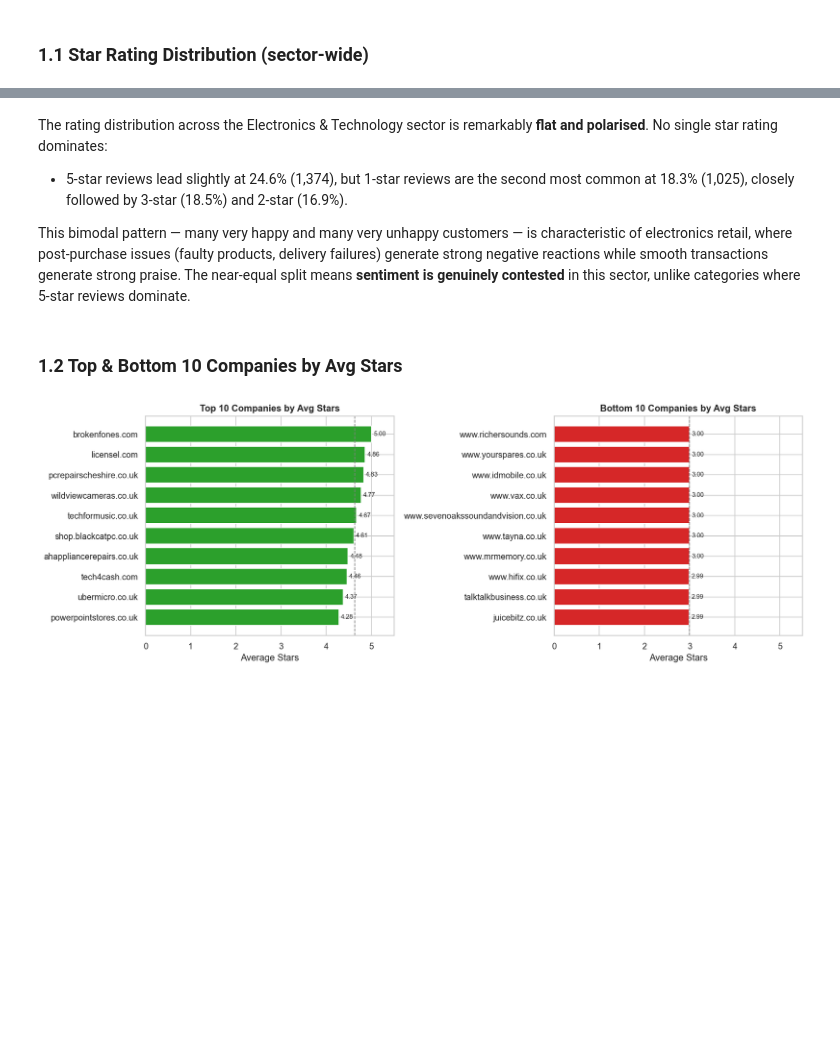
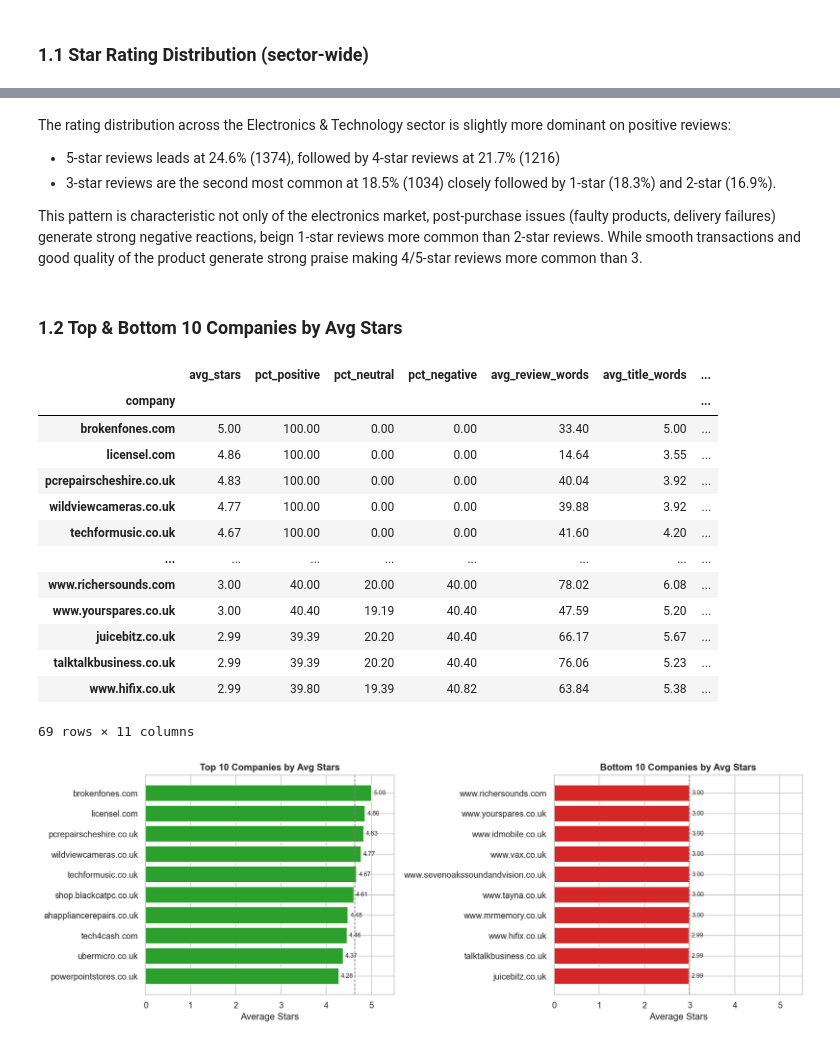
Before and after one commit to EnricPH/Evolve_NLP_Project, a Jupyter notebook: notebooks/nlp_analysis.ipynb, the cells around one changed output, grey strips where cells are left out. Saved outputs shown, nothing was run; the diff lists cells and outputs as text; code cells hidden in the pictures; blank space fills up the shorter version.

```diff
--- a/notebooks/nlp_analysis.ipynb
+++ b/notebooks/nlp_analysis.ipynb
@@ -231,19 +285,34 @@ eda.plot_star_distribution(df_feat)
 [figure]
 # %% [markdown]
 The rating distribution across the Electronics & Technology sector is
-remarkably **flat and polarised**. No single star rating dominates:
-- 5-star reviews lead slightly at 24.6% (1,374), but 1-star reviews are
-the second most common at 18.3% (1,025), closely followed by 3-star
-(18.5%) and 2-star (16.9%).
+slightly more dominant on positive reviews:
+- 5-star reviews leads at 24.6% (1374), followed by 4-star reviews at 21.7% (1216)
+- 3-star reviews are the second most common at 18.5% (1034) closely followed by 1-star
+(18.3%) and 2-star (16.9%).
 
-This bimodal pattern — many very happy and
-many very unhappy customers — is characteristic of electronics retail,
-where post-purchase issues (faulty products, delivery failures) generate
-strong negative reactions while smooth transactions generate strong
-praise. The near-equal split means **sentiment is genuinely contested**
-in this sector, unlike categories where 5-star reviews dominate.
+This pattern is characteristic not only of the electronics market,
+post-purchase issues (faulty products, delivery failures) generate
+strong negative reactions, beign 1-star reviews more common than 2-star reviews. While smooth transactions and good quality of the product generate strong
+praise making 4/5-star reviews more common than 3.
 # %% [markdown]
 ### **1.2 Top & Bottom 10 Companies by Avg Stars**
+# %%
+stats
+# %% [output]
+|  | avg_stars | pct_positive | pct_neutral | pct_negative | avg_review_words | avg_title_words | ... |
+| company |  |  |  |  |  |  | ... |
+| brokenfones.com | 5.00 | 100.00 | 0.00 | 0.00 | 33.40 | 5.00 | ... |
+| licensel.com | 4.86 | 100.00 | 0.00 | 0.00 | 14.64 | 3.55 | ... |
+| pcrepairscheshire.co.uk | 4.83 | 100.00 | 0.00 | 0.00 | 40.04 | 3.92 | ... |
+| wildviewcameras.co.uk | 4.77 | 100.00 | 0.00 | 0.00 | 39.88 | 3.92 | ... |
+| techformusic.co.uk | 4.67 | 100.00 | 0.00 | 0.00 | 41.60 | 4.20 | ... |
+| ... | ... | ... | ... | ... | ... | ... | ... |
+| www.richersounds.com | 3.00 | 40.00 | 20.00 | 40.00 | 78.02 | 6.08 | ... |
+| www.yourspares.co.uk | 3.00 | 40.40 | 19.19 | 40.40 | 47.59 | 5.20 | ... |
+| juicebitz.co.uk | 2.99 | 39.39 | 20.20 | 40.40 | 66.17 | 5.67 | ... |
+| talktalkbusiness.co.uk | 2.99 | 39.39 | 20.20 | 40.40 | 76.06 | 5.23 | ... |
+| www.hifix.co.uk | 2.99 | 39.80 | 19.39 | 40.82 | 63.84 | 5.38 | ... |
+69 rows × 11 columns
 # %%
 eda.plot_avg_stars_per_company(stats)
 # %% [output]
```
Also changed, not shown: parts of 42 cells of this notebook, 7 other files.
